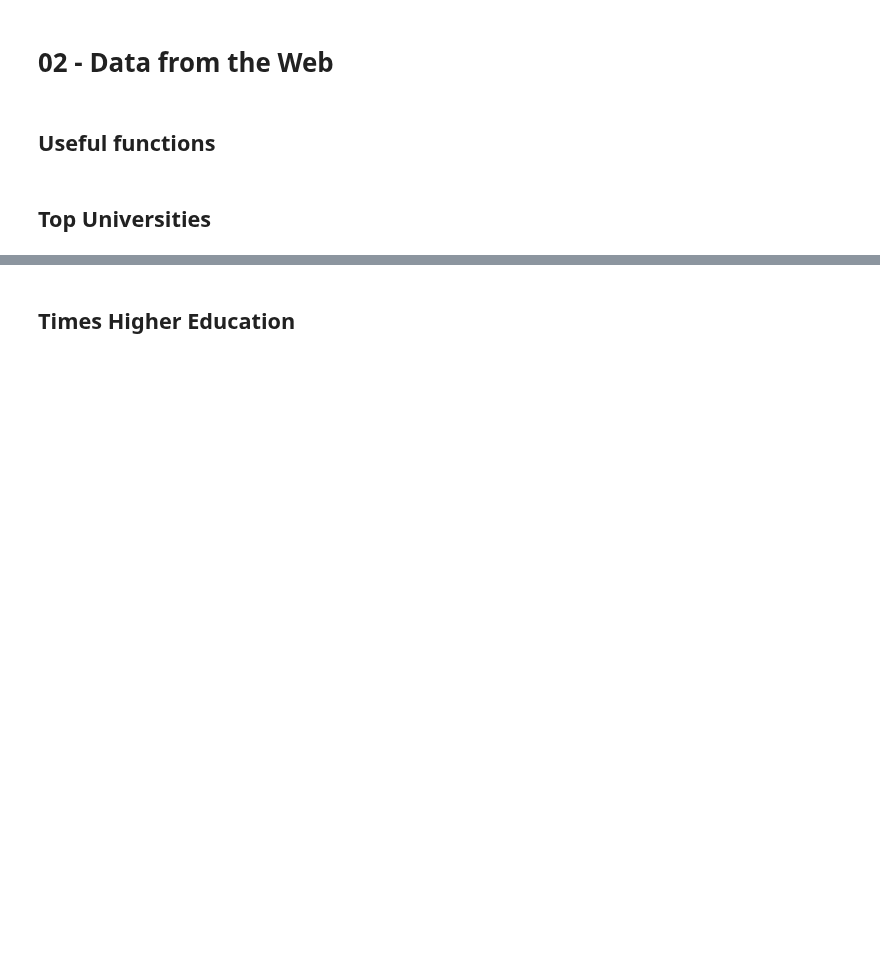
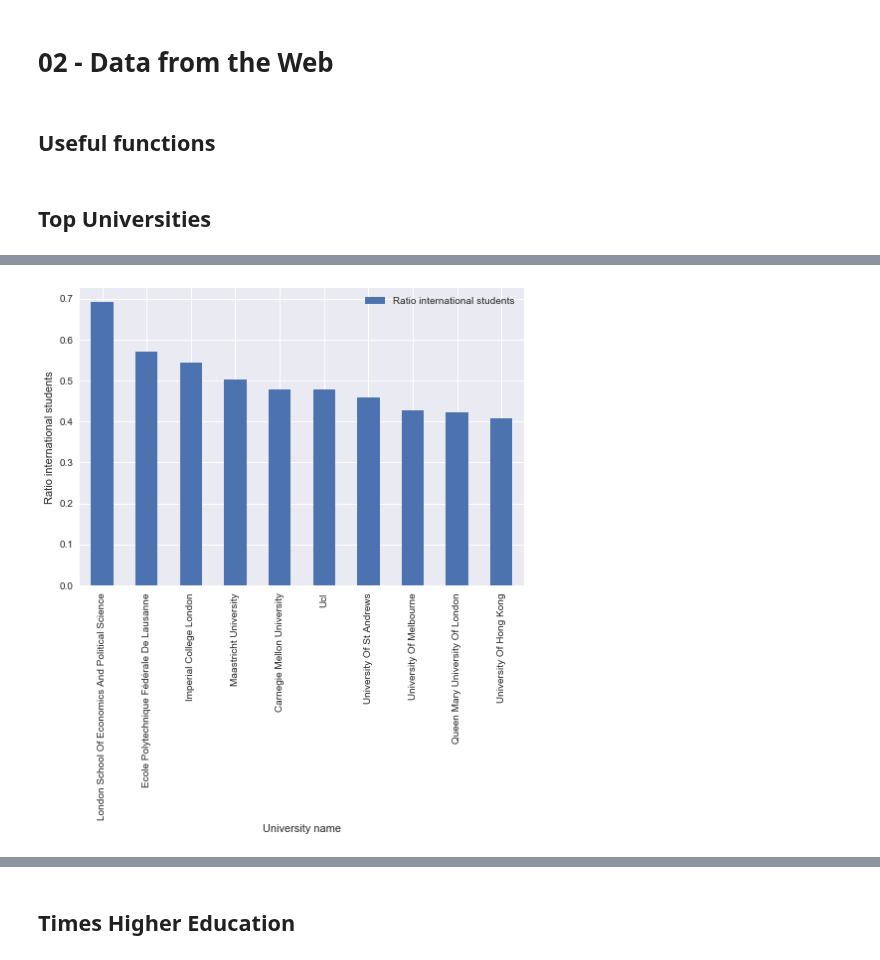
Before and after one commit to raphaelBarman/ADA-dh, a Jupyter notebook: 02 - Data from the Web/Homework 2.ipynb, the cells around one changed output, grey strips where cells are left out. Saved outputs shown, nothing was run; the diff lists cells and outputs as text; code cells hidden in the pictures; blank space fills up the shorter version.

```diff
--- a/02 - Data from the Web/Homework 2.ipynb
+++ b/02 - Data from the Web/Homework 2.ipynb
@@ -115,0 +163,5 @@ df_tu
+# %%
+df_tu_QB = sort(df_tu, international_students, total_students, international_students_ratio)
+reduced_plot(df_tu_QB, name, international_students_ratio, university_name, international_students_ratio)
+# %% [output]
+[figure, added]
```
Also changed, not shown: parts of 20 cells of this notebook.
